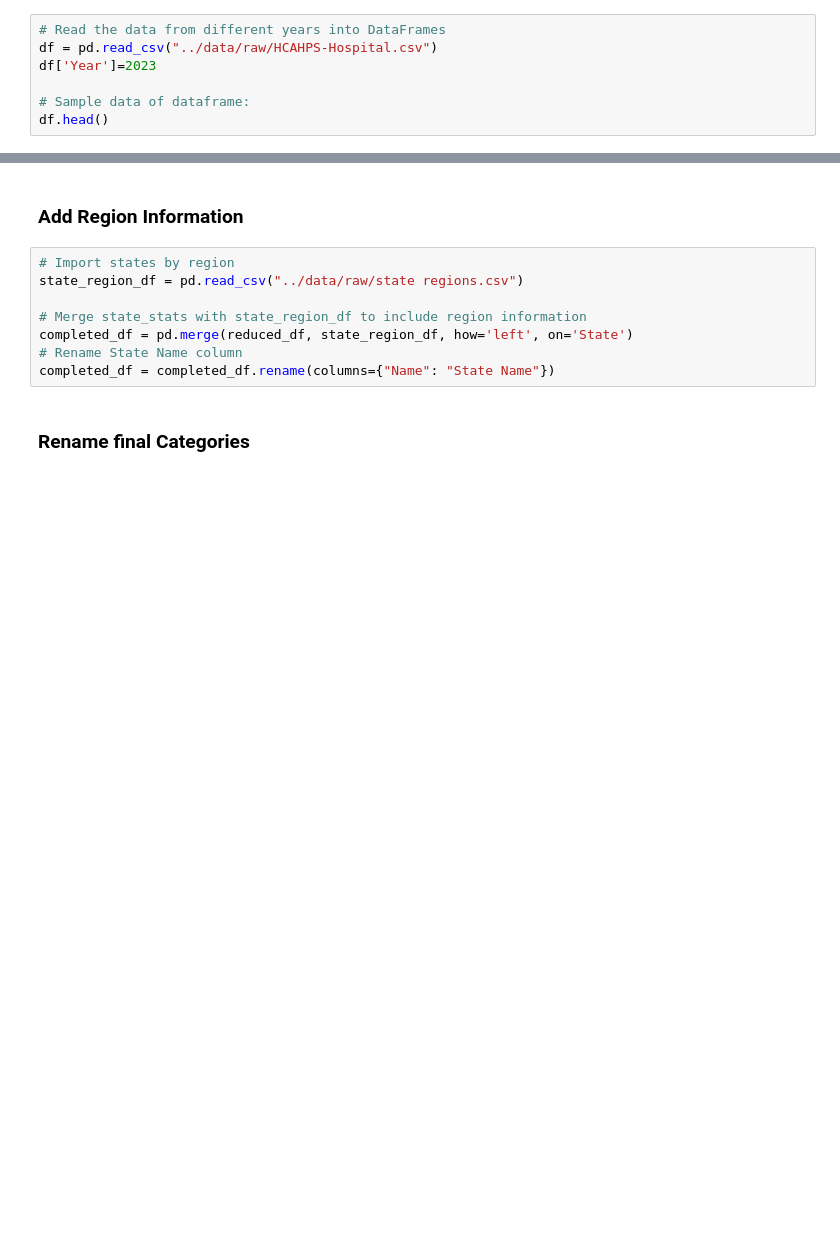
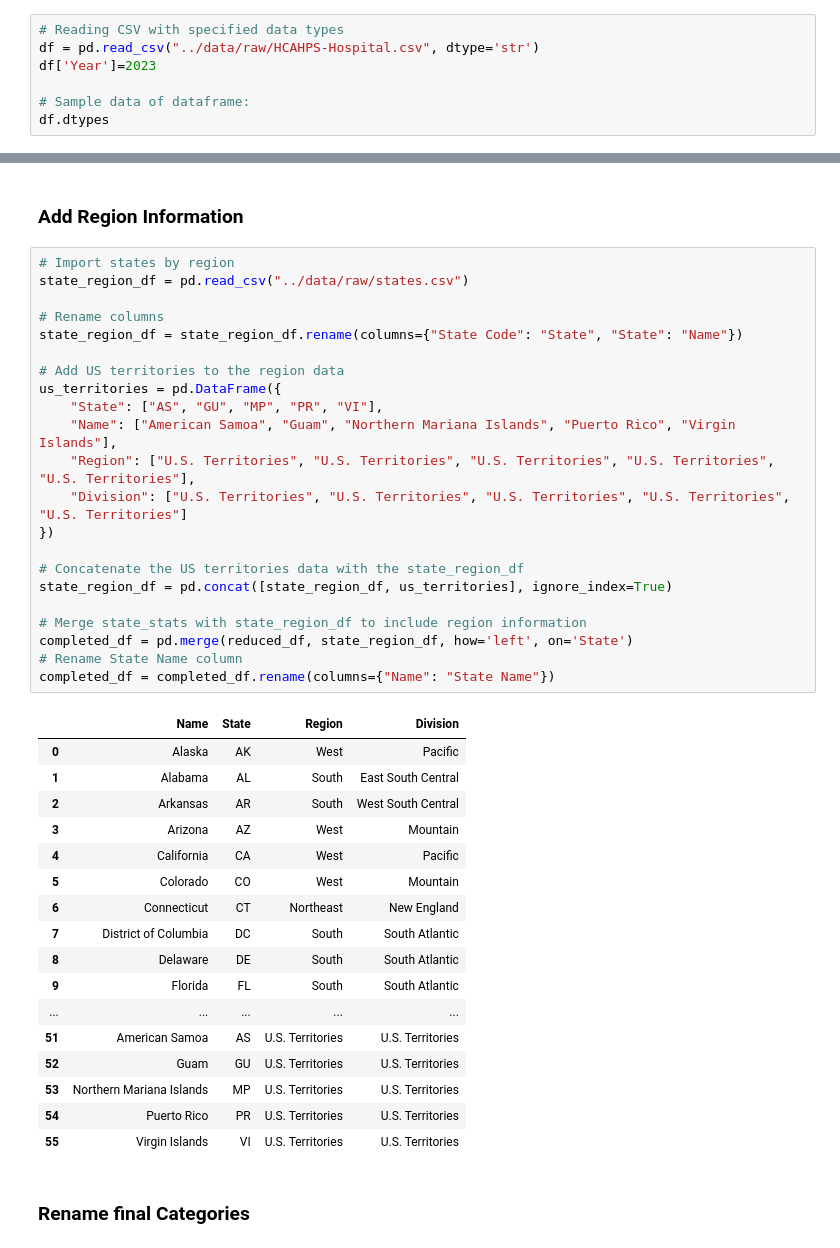
Before and after one commit to demavior/PublicHealthExperience, a Jupyter notebook: Analysis/data_preparation.ipynb, the cells around one changed output, grey strips where cells are left out. Saved outputs shown, nothing was run; the diff lists cells and outputs as text; blank space fills up the shorter version.

```diff
--- a/Analysis/Data-Preparation.ipynb
+++ b/Analysis/data_preparation.ipynb
@@ -6,10 +6,10 @@
 # Import libraries
 import pandas as pd
 # %%
-# Read the data from different years into DataFrames
-df = pd.read_csv("../data/raw/HCAHPS-Hospital.csv")
+# Reading CSV with specified data types
+df = pd.read_csv("../data/raw/HCAHPS-Hospital.csv", dtype='str')
 df['Year']=2023
 
 # Sample data of dataframe:
-df.head()
+df.dtypes
 # %% [output]
@@ -287,12 +297,44 @@ None
 ### Add Region Information
 # %%
 # Import states by region
-state_region_df = pd.read_csv("../data/raw/state regions.csv")
+state_region_df = pd.read_csv("../data/raw/states.csv")
+
+# Rename columns
+state_region_df = state_region_df.rename(columns={"State Code": "State", "State": "Name"})
+
+# Add US territories to the region data
+us_territories = pd.DataFrame({
+    "State": ["AS", "GU", "MP", "PR", "VI"],
+    "Name": ["American Samoa", "Guam", "Northern Mariana Islands", "Puerto Rico", "Virgin Islands"],
+    "Region": ["U.S. Territories", "U.S. Territories", "U.S. Territories", "U.S. Territories", "U.S. Territories"],
+    "Division": ["U.S. Territories", "U.S. Territories", "U.S. Territories", "U.S. Territories", "U.S. Territories"]
+})
+
+# Concatenate the US territories data with the state_region_df
+state_region_df = pd.concat([state_region_df, us_territories], ignore_index=True)
 
 # Merge state_stats with state_region_df to include region information
 completed_df = pd.merge(reduced_df, state_region_df, how='left', on='State')
 # Rename State Name column
 completed_df = completed_df.rename(columns={"Name": "State Name"})
+# %% [output]
+|  | Name | State | Region | Division |
+| 0 | Alaska | AK | West | Pacific |
+| 1 | Alabama | AL | South | East South Central |
+| 2 | Arkansas | AR | South | West South Central |
+| 3 | Arizona | AZ | West | Mountain |
+| 4 | California | CA | West | Pacific |
+| 5 | Colorado | CO | West | Mountain |
+| 6 | Connecticut | CT | Northeast | New England |
+| 7 | District of Columbia | DC | South | South Atlantic |
+| 8 | Delaware | DE | South | South Atlantic |
+| 9 | Florida | FL | South | South Atlantic |
+| ... | ... | ... | ... | ... |
+| 51 | American Samoa | AS | U.S. Territories | U.S. Territories |
+| 52 | Guam | GU | U.S. Territories | U.S. Territories |
+| 53 | Northern Mariana Islands | MP | U.S. Territories | U.S. Territories |
+| 54 | Puerto Rico | PR | U.S. Territories | U.S. Territories |
+| 55 | Virgin Islands | VI | U.S. Territories | U.S. Territories |
 # %% [markdown]
 ### Rename final Categories
 # %%
```
Also changed, not shown: parts of 1 cell of this notebook, 9 other files.
